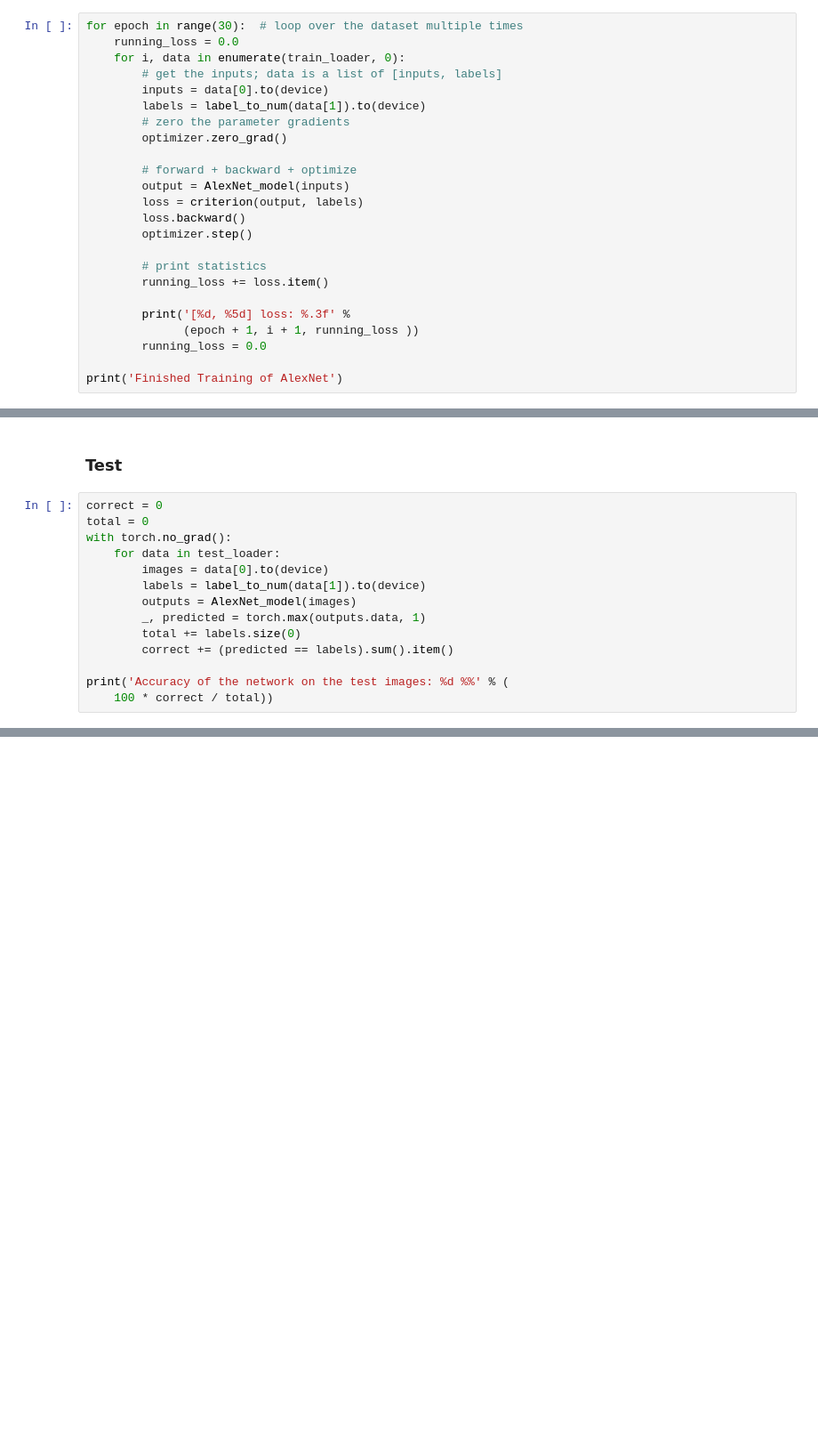
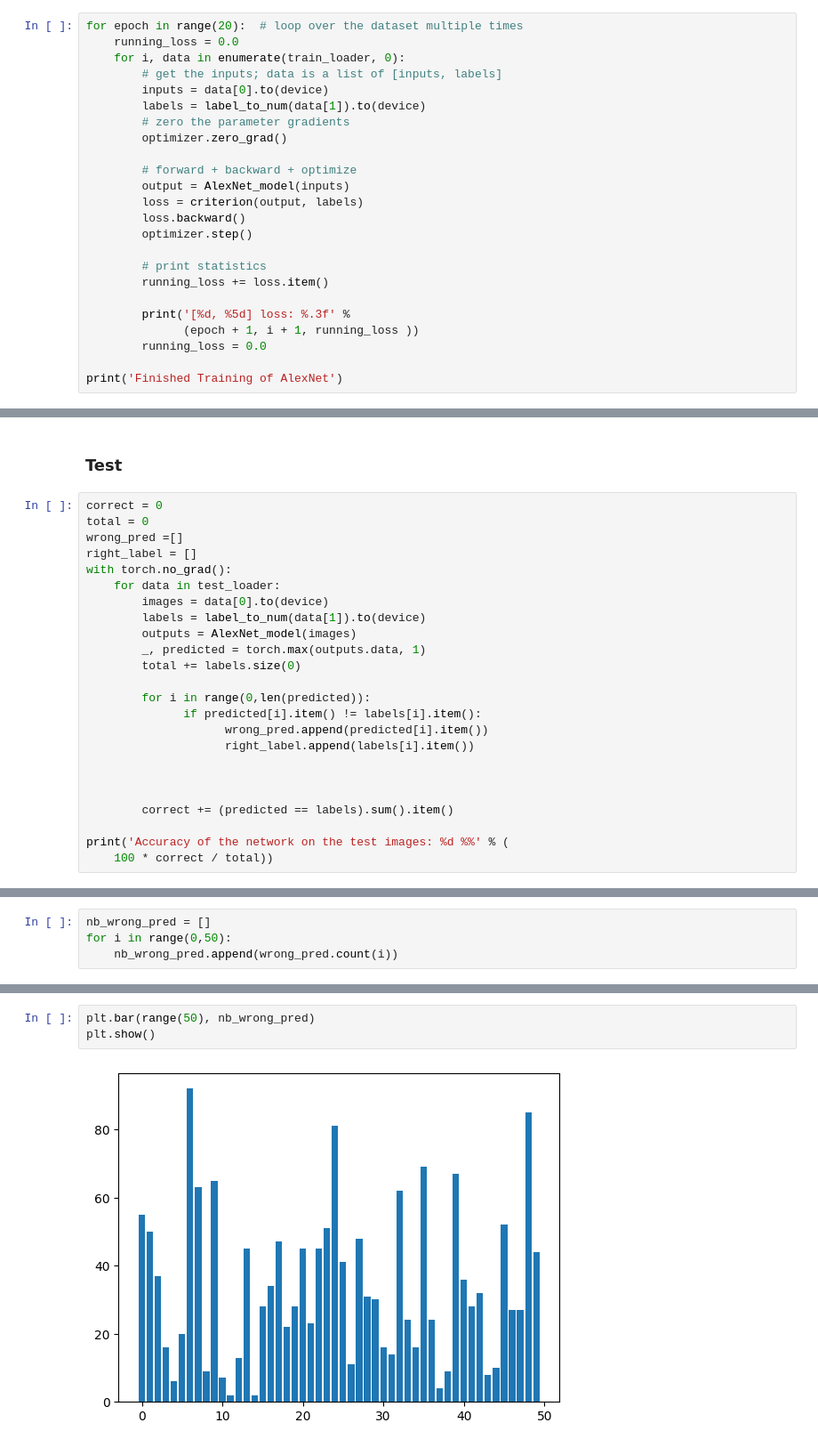
Before and after one commit to K-kiron/animal-detect, a Jupyter notebook: AlexNet_GPU.ipynb, the cells around one changed output, grey strips where cells are left out. Shown at 89% size. Saved outputs shown, nothing was run; the diff lists cells and outputs as text; blank space fills up the shorter version.

```diff
--- a/AlexNet_GPU.ipynb
+++ b/AlexNet_GPU.ipynb
@@ -280,7 +280,7 @@ optimizer = optim.SGD(AlexNet_model.parameters(), lr= lr , momentum=0.9)
 # %% [markdown]
 ###  Training  ###
 # %%
-for epoch in range(30):  # loop over the dataset multiple times
+for epoch in range(20):  # loop over the dataset multiple times
     running_loss = 0.0
     for i, data in enumerate(train_loader, 0):
         # get the inputs; data is a list of [inputs, labels]
@@ -326,6 +326,8 @@ print('Finished Training of AlexNet')
 # %%
 correct = 0
 total = 0
+wrong_pred =[]
+right_label = []
 with torch.no_grad():
     for data in test_loader:
         images = data[0].to(device)
@@ -333,6 +335,14 @@ with torch.no_grad():
         outputs = AlexNet_model(images)
         _, predicted = torch.max(outputs.data, 1)
         total += labels.size(0)
+
+        for i in range(0,len(predicted)):
+              if predicted[i].item() != labels[i].item():
+                    wrong_pred.append(predicted[i].item())
+                    right_label.append(labels[i].item())
+
+
+
         correct += (predicted == labels).sum().item()
 
 print('Accuracy of the network on the test images: %d %%' % (
@@ -341,0 +354,4 @@ Accuracy of the network on the test images: 78 %
+# %%
+nb_wrong_pred = []
+for i in range(0,50):
+    nb_wrong_pred.append(wrong_pred.count(i))
@@ -341,0 +360,5 @@ Accuracy of the network on the test images: 78 %
+# %%
+plt.bar(range(50), nb_wrong_pred)
+plt.show()
+# %% [output]
+[figure, added]
```
Also changed, not shown: parts of 10 cells of this notebook.
